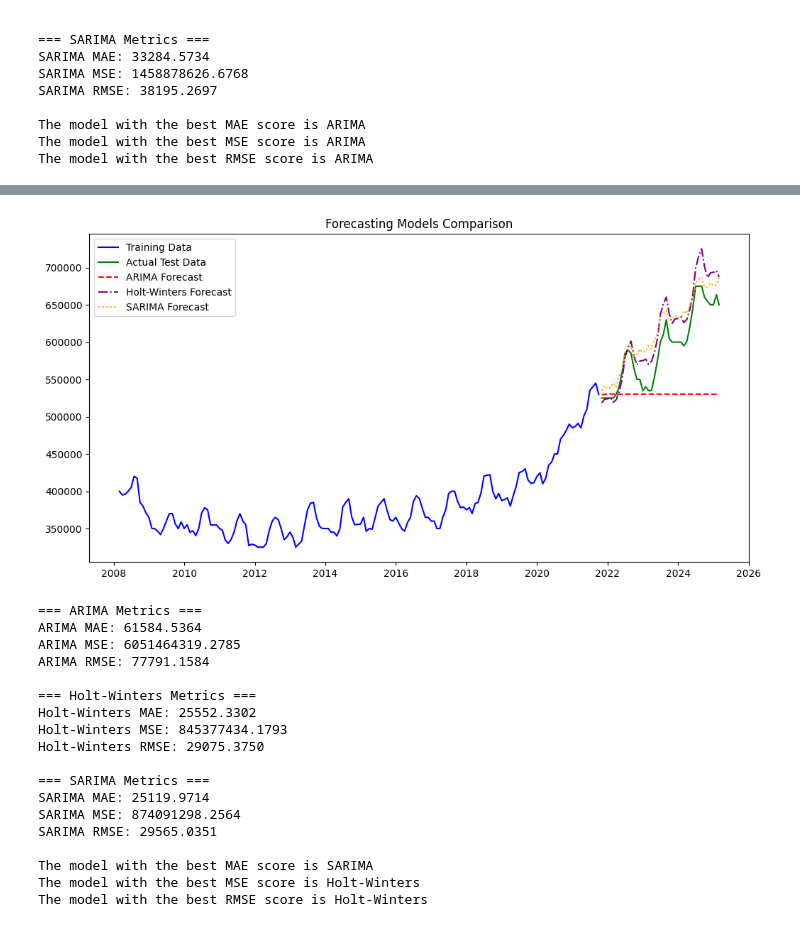
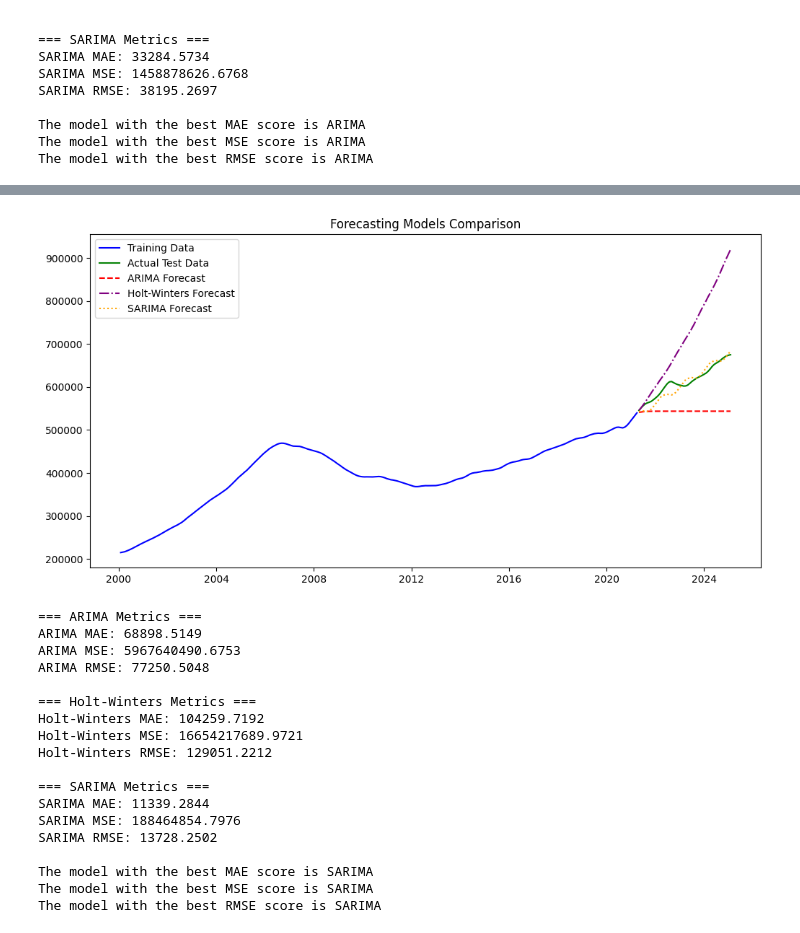
Before and after one commit to JohnathanChan973/CS439_Project_Housing, a Jupyter notebook: db_processing.ipynb, the cells around one changed output, grey strips where cells are left out. Cells and saved outputs as stored; diff of their text form; code cells hidden in the pictures.

```diff
--- a/db_processing.ipynb
+++ b/db_processing.ipynb
@@ -1659,12 +1659,12 @@ The model with the best MAE score is ARIMA
 The model with the best MSE score is ARIMA
 The model with the best RMSE score is ARIMA
 # %%
-raw_ny_df = DB.select_merged_table({"Metro_Sales_Raw_Data", "Metro_Location_Data"}, key_value=394913, cols=["Date", "Median_Sales_Raw"]) # NYC
-raw_ny_df["Date"] = pd.to_datetime(raw_ny_df["Date"], errors="coerce")
-raw_ny_df.set_index("Date", inplace=True)
+ny_df = DB.select_merged_table({"Metro_ZHVI_Data", "Metro_Location_Data"}, key_value=394913, cols=["Date", "ZHVI"]) # NYC
+ny_df["Date"] = pd.to_datetime(ny_df["Date"], errors="coerce")
+ny_df.set_index("Date", inplace=True)
 
 # Decompose into trend, seasonality, and residual
-raw_ny_decomposition = seasonal_decompose(raw_ny_df, model='multiplicative')
-raw_ny_decomposition.plot()
+ny_decomposition = seasonal_decompose(ny_df, model='multiplicative')
+ny_decomposition.plot()
 plt.show()
 # %% [output]
@@ -1674,29 +1674,29 @@ Trend grows quickly and seasonal shows a repeating pattern. So trend='mul' and s
 # %%
-raw_ny_forecast = Forecast(raw_ny_df)
-raw_ny_forecast.fit_arima()
-raw_ny_forecast.fit_holtwinters(trend="mul", seasonal="mul", seasonal_periods=12)
-raw_ny_forecast.fit_sarima(seasonal_order=(1,1,1,12))
-raw_ny_forecast.plot_all_forecasts()
-raw_ny_forecast.print_metrics()
+ny_forecast = Forecast(ny_df, percentage=0.85)
+ny_forecast.fit_arima()
+ny_forecast.fit_holtwinters(trend="mul", seasonal="mul", seasonal_periods=12)
+ny_forecast.fit_sarima(seasonal_order=(1,1,1,12))
+ny_forecast.plot_all_forecasts()
+ny_forecast.print_metrics()
 for metric in ["MAE", "MSE", "RMSE"]:
-    print(f"The model with the best {metric} score is {raw_ny_forecast.get_best_model(metric=metric)}")
+    print(f"The model with the best {metric} score is {ny_forecast.get_best_model(metric=metric)}")
 # %% [output]
-[figure, old version]
+[figure, new version]
 === ARIMA Metrics ===
-ARIMA MAE: 61584.5364
-ARIMA MSE: 6051464319.2785
-ARIMA RMSE: 77791.1584
+ARIMA MAE: 68898.5149
+ARIMA MSE: 5967640490.6753
+ARIMA RMSE: 77250.5048
 
 === Holt-Winters Metrics ===
-Holt-Winters MAE: 25552.3302
-Holt-Winters MSE: 845377434.1793
-Holt-Winters RMSE: 29075.3750
+Holt-Winters MAE: 104259.7192
+Holt-Winters MSE: 16654217689.9721
+Holt-Winters RMSE: 129051.2212
 
 === SARIMA Metrics ===
-SARIMA MAE: 25119.9714
-SARIMA MSE: 874091298.2564
-SARIMA RMSE: 29565.0351
+SARIMA MAE: 11339.2844
+SARIMA MSE: 188464854.7976
+SARIMA RMSE: 13728.2502
 
 The model with the best MAE score is SARIMA
-The model with the best MSE score is Holt-Winters
-The model with the best RMSE score is Holt-Winters
+The model with the best MSE score is SARIMA
+The model with the best RMSE score is SARIMA
```
Also changed, not shown: parts of 4 cells of this notebook.
